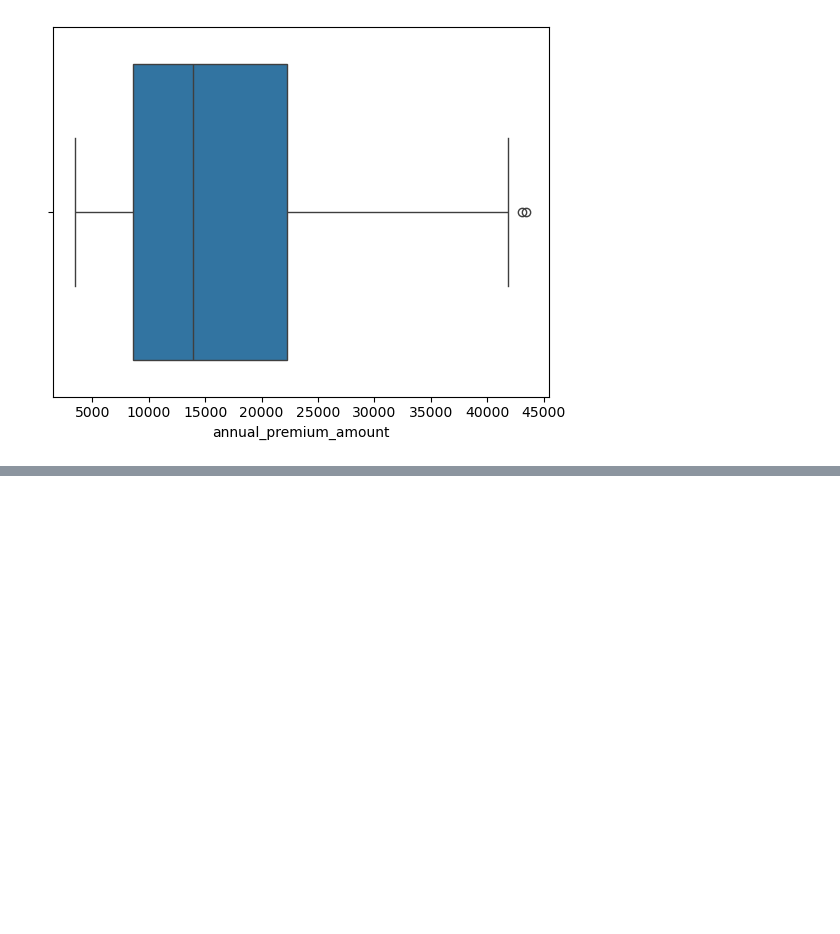
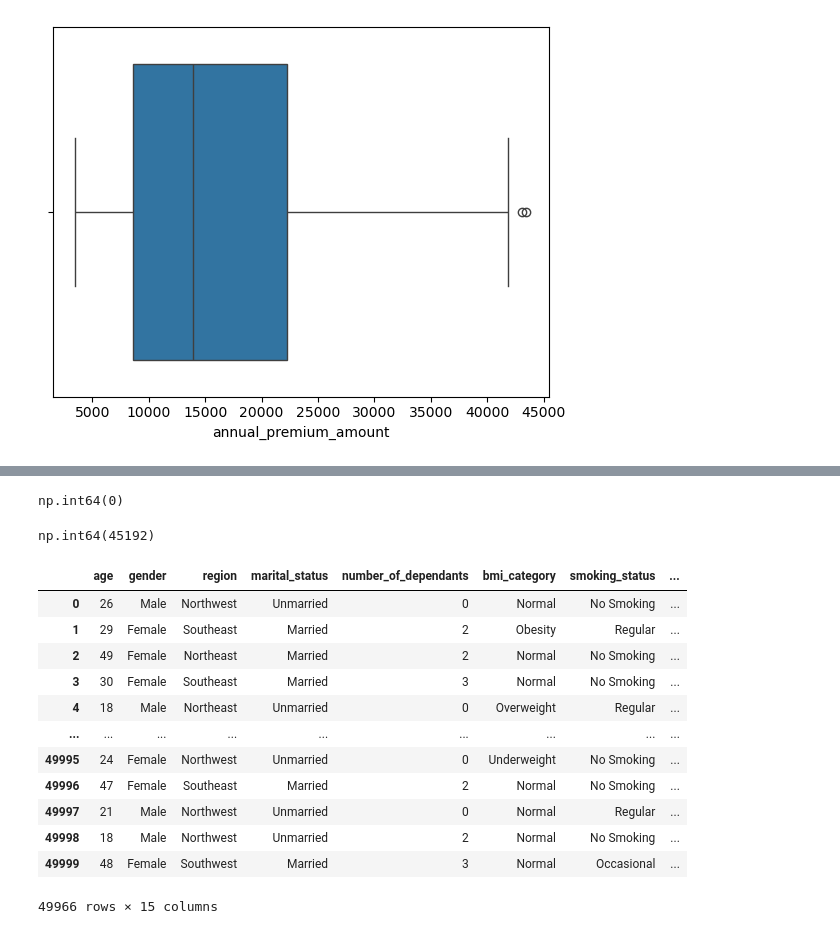
Before and after one commit to puneet-cs/DS19_ML_Project, a Jupyter notebook: DS19_Step1_EDA.ipynb, the cells around one changed output, grey strips where cells are left out. Cells and saved outputs as stored; diff of their text form; code cells hidden in the pictures; blank space fills up the shorter version.

```diff
--- a/DS19_Step1_EDA.ipynb
+++ b/DS19_Step1_EDA.ipynb
@@ -207,0 +376,32 @@ for col in numeric_columns:
+# %%
+df1[['disease1', 'disease2']] = df1['medical_history'].str.split(" & ", expand = True)
+# %%
+df1.disease1 = df1.disease1.map(risk_score)
+# %%
+df1.disease2 = df1.disease2.map(risk_score)
+# %%
+df1.disease1.isnull().sum()
+# %% [output]
+np.int64(0)
+# %%
+df1.disease2.isnull().sum()
+# %% [output]
+np.int64(45192)
+# %%
+df1.disease2 = df1.disease2.fillna(0)
+# %%
+df1
+# %% [output]
+|  | age | gender | region | marital_status | number_of_dependants | bmi_category | smoking_status | ... |
+| 0 | 26 | Male | Northwest | Unmarried | 0 | Normal | No Smoking | ... |
+| 1 | 29 | Female | Southeast | Married | 2 | Obesity | Regular | ... |
+| 2 | 49 | Female | Northeast | Married | 2 | Normal | No Smoking | ... |
+| 3 | 30 | Female | Southeast | Married | 3 | Normal | No Smoking | ... |
+| 4 | 18 | Male | Northeast | Unmarried | 0 | Overweight | Regular | ... |
+| ... | ... | ... | ... | ... | ... | ... | ... | ... |
+| 49995 | 24 | Female | Northwest | Unmarried | 0 | Underweight | No Smoking | ... |
+| 49996 | 47 | Female | Southeast | Married | 2 | Normal | No Smoking | ... |
+| 49997 | 21 | Male | Northwest | Unmarried | 0 | Normal | Regular | ... |
+| 49998 | 18 | Male | Northwest | Unmarried | 2 | Normal | No Smoking | ... |
+| 49999 | 48 | Female | Southwest | Married | 3 | Normal | Occasional | ... |
+49966 rows × 15 columns
```
Also changed, not shown: parts of 33 cells of this notebook.
